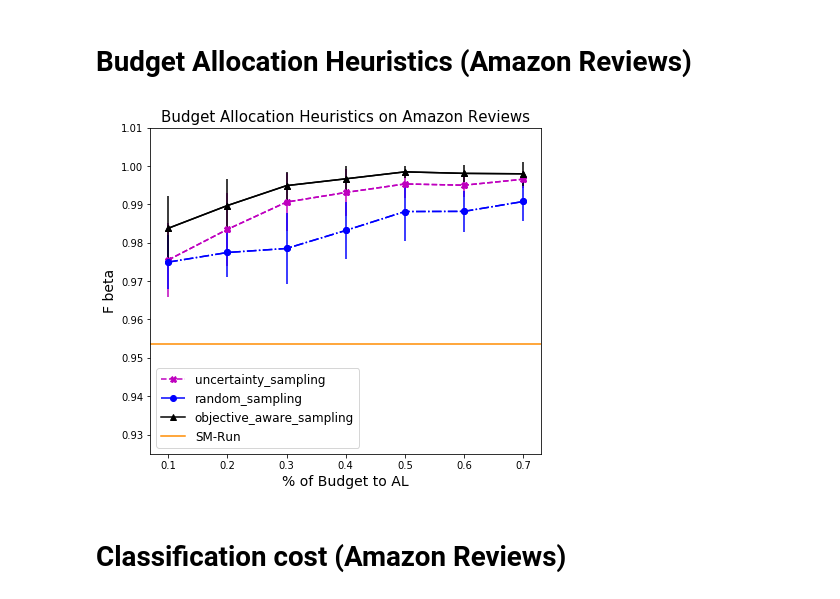
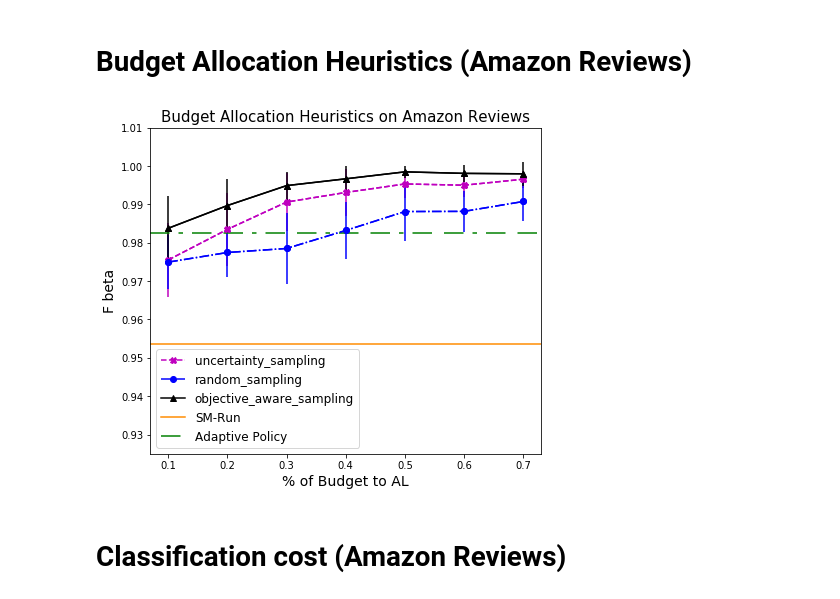
Before and after one commit to Evgeneus/Active-Hybrid-Classificatoin, a Jupyter notebook: adaptive_machine_and_crowd/notebooks/results.ipynb, the cells around one changed output. Drawn from its saved outputs; the diff is of its cells as text; code cells hidden in the pictures.

```diff
--- a/adaptive_machine_and_crowd/notebooks/results.ipynb
+++ b/adaptive_machine_and_crowd/notebooks/results.ipynb
@@ -13,30 +14,34 @@ b_per_item = 6
 # %%
 def plot_charts(df, algos, b_per_item):
     fig, ax = plt.subplots(nrows=1, ncols=1, figsize=(7,6))
     markers = ['X', 'o', '^']
+    x = [0.1, 0.2, 0.3, 0.4, 0.5, 0.6, 0.7]
     for alg, c, l, m in zip(algos, ['m', 'b', 'black'], ['--', '-.', '-'], markers):
-        x = df.loc[(df['active_learning_strategy'] == alg) & (df['budget_per_item_mean'] == b_per_item)]['AL_switch_point_mean'].values
-        y = df.loc[(df['active_learning_strategy'] == alg)  & (df['budget_per_item_mean'] == b_per_item)]['f_beta_mean'].values
-        y_std = df.loc[(df['active_learning_strategy'] == alg)  & (df['budget_per_item_mean'] == b_per_item)]['f_beta_std'].values
+        x = df.loc[(df['active_learning_strategy'] == alg) & (df['budget_per_item_mean'] == b_per_item) & (df['AL_switch_point_mean'] != -1)]['AL_switch_point_mean'].values
+        y = df.loc[(df['active_learning_strategy'] == alg)  & (df['budget_per_item_mean'] == b_per_item) & (df['AL_switch_point_mean'] != -1)]['f_beta_mean'].values
+        y_std = df.loc[(df['active_learning_strategy'] == alg)  & (df['budget_per_item_mean'] == b_per_item) & (df['AL_switch_point_mean'] != -1)]['f_beta_std'].values
         ax.plot(x, y, label=alg, color=c, linestyle=l, marker=m)
         ax.errorbar(x, y, yerr=y_std, marker=m, linestyle=l, color=c)
-#         ax.fill_between(x, y-y_std, y+y_std, alpha=0.05, color=c)
         ax.set_xlabel('% of Budget to AL', size=14)
+
         ax.set_ylabel('F beta', size=14)
         ax.set_title('Budget Allocation Heuristics on Amazon Reviews', size=15)
 
-#     Drow SM-run line
+    #   Drow SM-run line
     ax.axhline(y=df.loc[(df['AL_switch_point_mean'] == 0) & (df['budget_per_item_mean'] == b_per_item)]['f_beta_mean'].values[0], linestyle='-', label='SM-Run', color='darkorange')
+    #   Drow Adaptive Policy line
+    ax.axhline(y=df.loc[(df['AL_switch_point_mean'] == -1) & (df['budget_per_item_mean'] == b_per_item)]['f_beta_mean'].values[0], label='Adaptive Policy', dashes=[13,6,3,6,13,8], color='g')
+
     ax.legend( fontsize=12)
     plt.ylim((0.925, 1.01))
 
 def plot(file_name, b_per_item):
     plot_charts(pd.read_csv('../output/adaptive_machines_and_crowd/{}'.format(file_name)),
                 ['uncertainty_sampling', 'random_sampling', 'objective_aware_sampling'], b_per_item)
 
 plot(file_name, b_per_item)
 # %% [output]
-[figure, old version]
+[figure, new version]
 # %% [markdown]
 # Classification cost (Amazon Reviews)
 # %%
```
Also changed, not shown: parts of 4 cells of this notebook, 3 other files.
